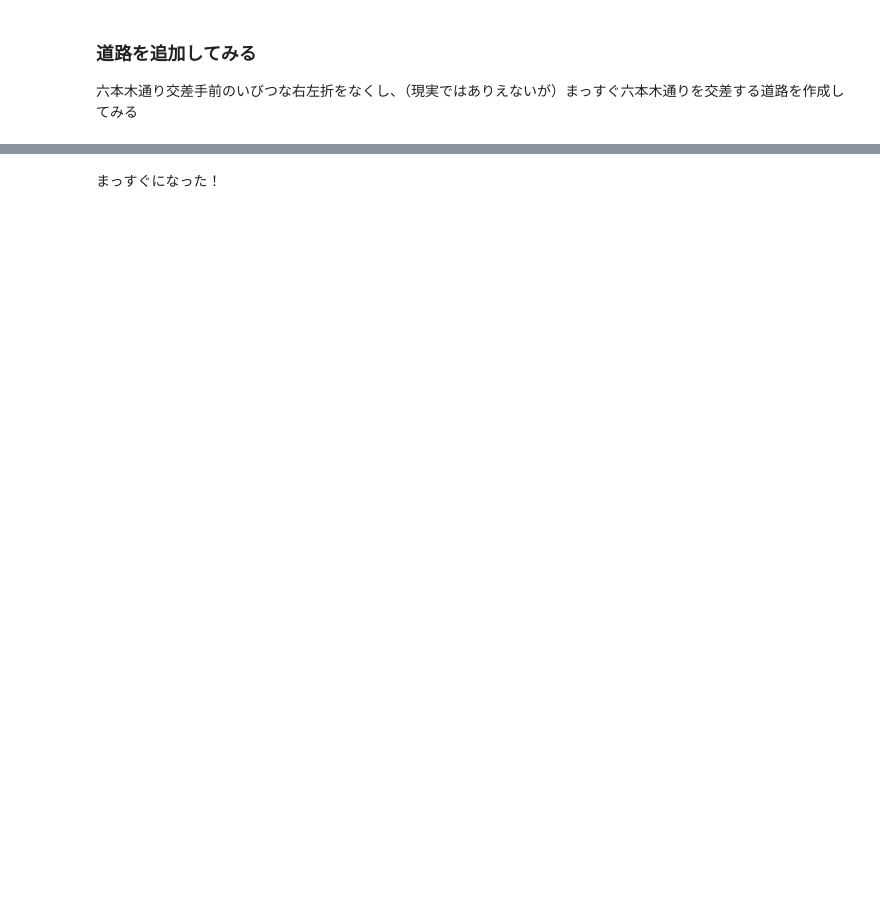
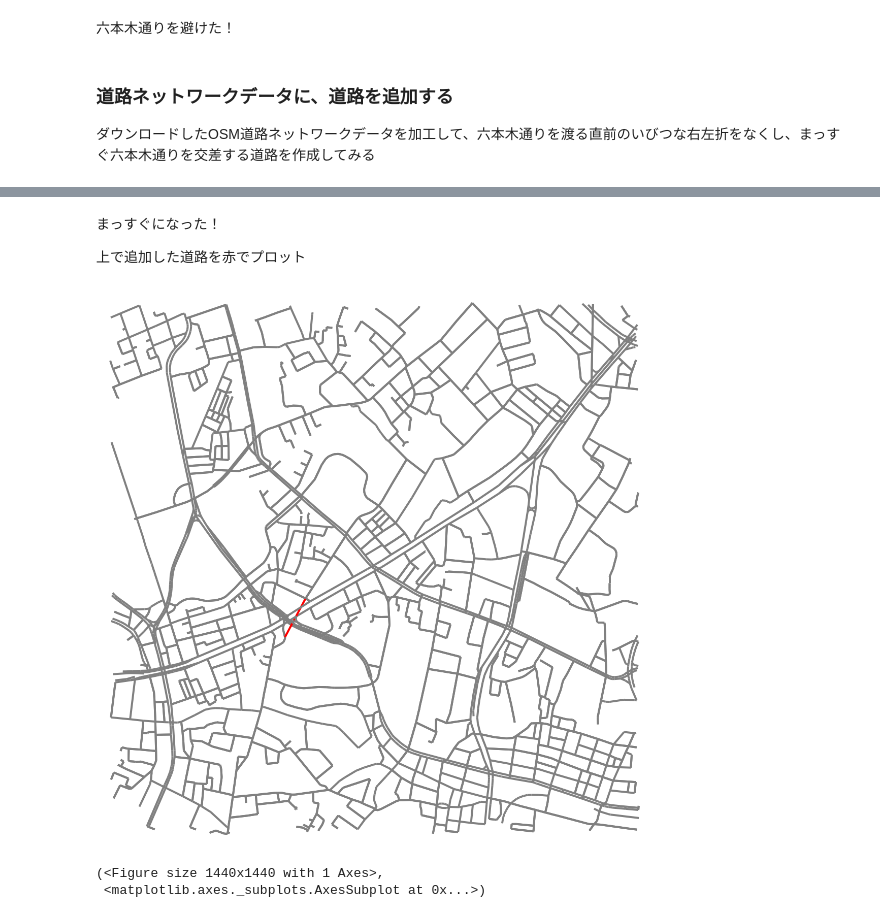
Before and after one commit to hirosait/osmnx, a Jupyter notebook: notebook/osmnx_edit_path.ipynb, the cells around one changed output, grey strips where cells are left out. Cells and saved outputs as stored; diff of their text form; code cells hidden in the pictures; blank space fills up the shorter version.

```diff
--- a/notebook/osmnx_edit_path.ipynb
+++ b/notebook/osmnx_edit_path.ipynb
@@ -8,13 +8,12 @@
 import folium
 import networkx as nx
 import osmnx as ox
-from pyproj import Geod
 
 ox.config(use_cache=True, log_console=True)
 
 # 六本木交差点から半径1000ｍの道路ネットワークをOSMから生成する
 ROPPONGI = (35.663236, 139.732275)
-G = ox.graph_from_point(ROPPONGI, distance=3000, network_type='drive', simplify=False)
+G = ox.graph_from_point(ROPPONGI, distance=1000, network_type='drive', simplify=False)
 
 # 高速道路を除去
 non_motorway = [ (u, v, k, data) for u, v, k, data in G.edges(keys=True, data=True)  if data['highway'] == 'motorway']
@@ -59,10 +56,12 @@ map
-# %% [markdown]
-### 道路を追加してみる
-六本木通り交差手前のいびつな右左折をなくし、（現実ではありえないが）まっすぐ六本木通りを交差する道路を作成してみる
+# %% [markdown]
+六本木通りを避けた！
+# %% [markdown]
+### 道路ネットワークデータに、道路を追加する
+ダウンロードしたOSM道路ネットワークデータを加工して、六本木通りを渡る直前のいびつな右左折をなくし、まっすぐ六本木通りを交差する道路を作成してみる
 # %%
 # add path from 499190948 to 1075233512
 paths = (499190948, 1075233512)
-G.add_path(paths)
+G.add_path(paths, length=120)
 
 path = nx.shortest_path(G, start_node, end_node, weight='length')
 map = ox.plot_route_folium(G, path, route_color='green')
@@ -74,3 +73,12 @@ map
 [interactive output not drawn]
 # %% [markdown]
 まっすぐになった！
+
+上で追加した道路を赤でプロット
+# %%
+ec = ['r'  if u == 499190948  and v == 1075233512 else 'grey'  for u, v, data in G.edges(data=True) ]
+ox.plot_graph(G, node_size=0, edge_color=ec, edge_linewidth=4, fig_height=20, fig_width=20)
+# %% [output]
+[figure, added]
+(<Figure size 1440x1440 with 1 Axes>,
+ <matplotlib.axes._subplots.AxesSubplot at 0x...>)
```
Also changed, not shown: parts of 4 cells of this notebook.
